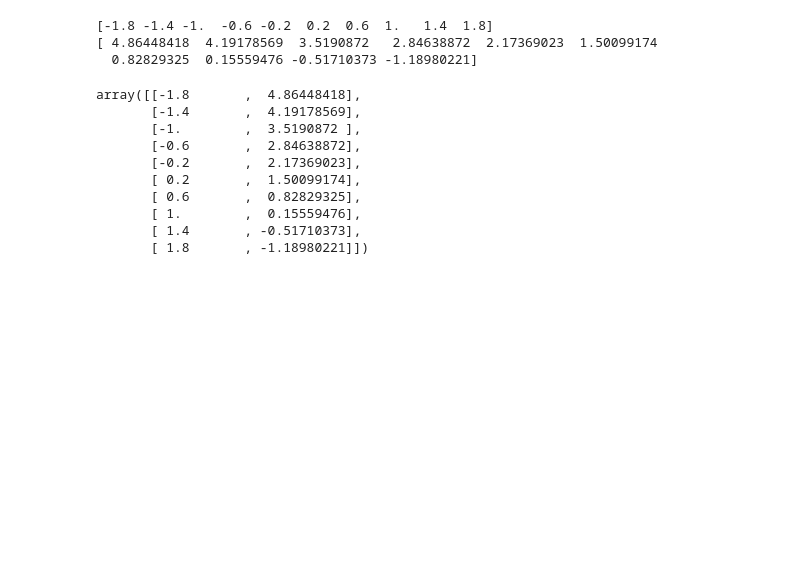
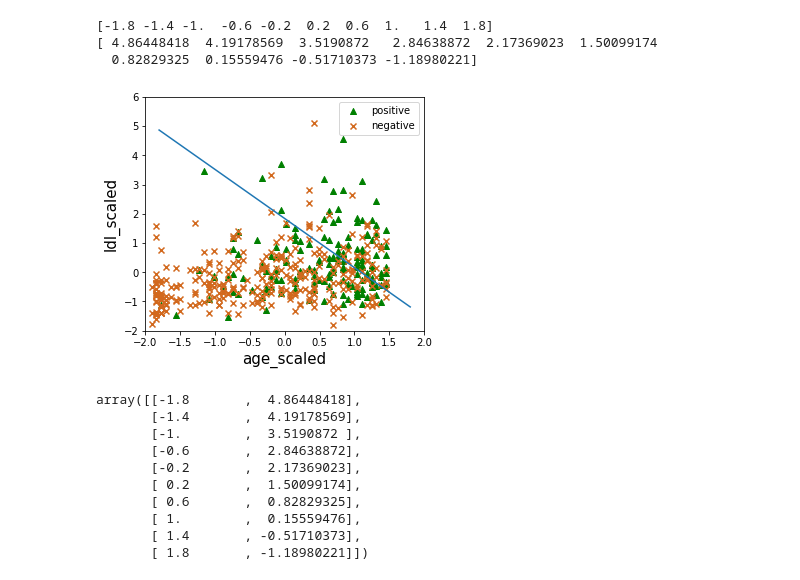
Before and after one commit to evidentiallab/Lunde_Chen_NN_Belief_Reproduction, a Jupyter notebook: NNBeliefWithSklearn.ipynb, the cells around one changed output. Drawn from its saved outputs; the diff is of its cells as text; code cells hidden in the pictures; blank space fills up the shorter version.

```diff
--- a/NNBeliefWithSklearn.ipynb
+++ b/NNBeliefWithSklearn.ipynb
@@ -260,6 +259,19 @@ print(_yb)
 [-1.8 -1.4 -1.  -0.6 -0.2  0.2  0.6  1.   1.4  1.8]
 [ 4.86448418  4.19178569  3.5190872   2.84638872  2.17369023  1.50099174
   0.82829325  0.15559476 -0.51710373 -1.18980221]
+# %%
+fig, ax = plt.subplots()
+ax.scatter(Xb_scaled[heart["chd"]==1][:, 0],Xb_scaled[heart["chd"]==1][:, 1],marker='^',label='positive', color='green')
+ax.scatter(Xb_scaled[heart["chd"]==0][:, 0],Xb_scaled[heart["chd"]==0][:, 1],marker='x',label='negative', color='chocolate')
+plt.xlim([-2, 2])
+plt.ylim([-2, 6])
+plt.plot(_xb, _yb)
+ax.set_xlabel('age_scaled', fontsize=15)
+ax.set_ylabel('ldl_scaled', fontsize=15)
+ax.legend()
+fig.set_size_inches(5, 4.3)
+# %% [output]
+[figure, added]
 # %%
 points = np.array([_xb, _yb]).T
 points
```
Also changed, not shown: parts of 62 cells of this notebook, 2 other files.
